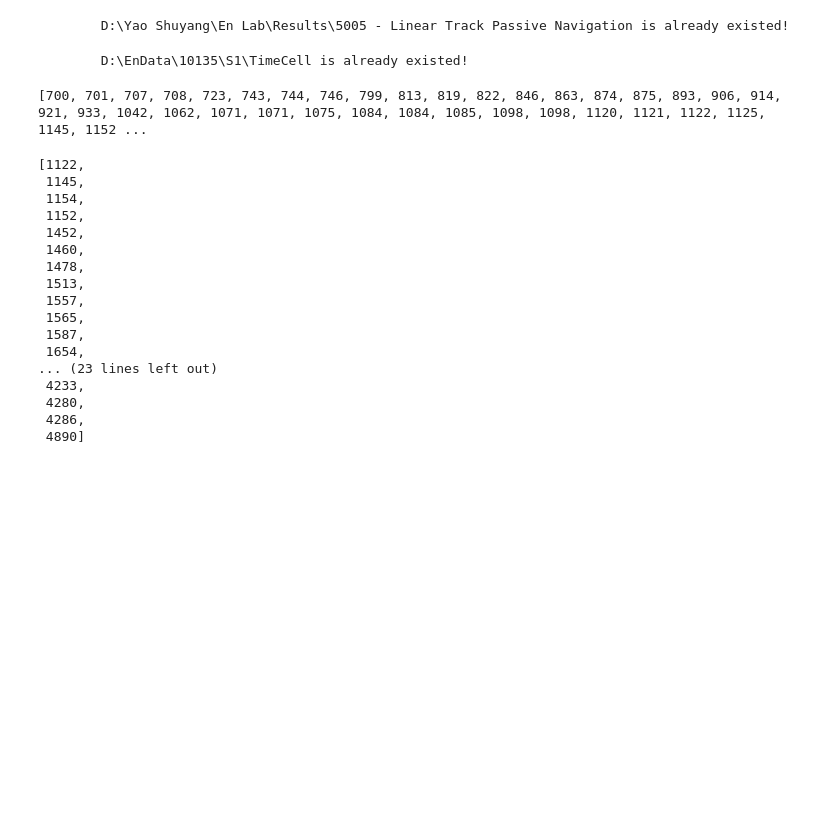
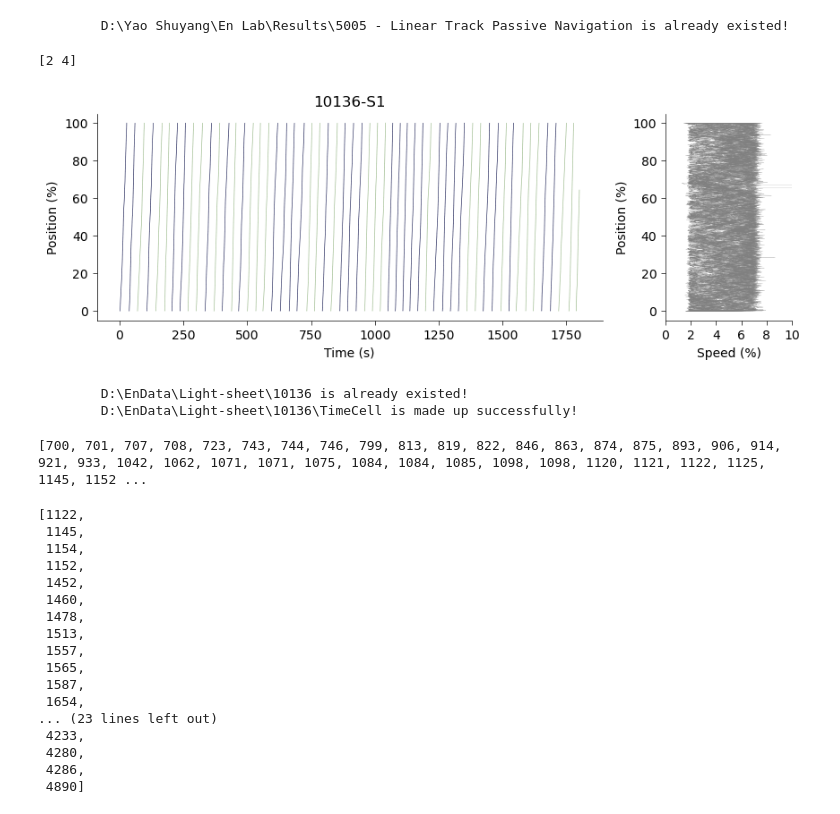
Before and after one commit to YAO-Shuyang/ZFishAnalysis, a Jupyter notebook: figure/Fig5005 - Linear Track Passive Navigation.ipynb, the cells around one changed output. Drawn from its saved outputs; the diff is of its cells as text; code cells hidden in the pictures; blank space fills up the shorter version.

```diff
--- a/figure/Fig5005 - Linear Track Passive Navigation.ipynb
+++ b/figure/Fig5005 - Linear Track Passive Navigation.ipynb
@@ -23,7 +23,7 @@ dirs = [
     #r"D:\EnData\Light-sheet\10131\S2\res.16chFlt",
     #r"D:\EnData\Light-sheet\10132\res.16chFlt",
     #r"D:\EnData\Light-sheet\10132\S2\res.16chFlt",
-    r"D:\EnData\10135\S1\res.16chFlt",
+    r"E:\10136\S1_20260223_222901\res.16chFlt",
 ]
 titles = [
     #"10128",
@@ -34,7 +34,7 @@ titles = [
     #"10131-S2",
     #"10132-S1",
     #"10132-S2",
-    "10135-S1"
+    "10136-S1"
 ]
 for dir, title, i in zip(dirs, titles, range(len(dirs))):
     if i <= -1:
@@ -77,41 +77,46 @@ for dir, title, i in zip(dirs, titles, range(len(dirs))):
         for k in res.keys():
             res[k] = np.delete(res[k], idxnan)
 
         idx = np.arange(len(res['behav_pos_y']))
         fig, axes = plt.subplots(ncols=2, nrows=1, figsize=(10, 3), gridspec_kw={'width_ratios': [4, 1]})
         ax = Clear_Axes(axes[0], close_spines=['top', 'right'], ifxticks=True, ifyticks=True)
         ax.set_xlabel("Time (s)")
         ax.set_ylabel("Position (%)")
         ax.set_title(title)
         ax1 = Clear_Axes(axes[1], close_spines=['top', 'right'], ifxticks=True, ifyticks=True)
         itip = np.where(np.diff(res["behav_pos_y"]) < -5)[0]
         beg = np.concatenate(([0], itip + 1))
         end = np.concatenate((itip+1, [len(res['behav_pos_y'])]))
         for j in range(len(beg)):
             segment_idx = np.where(res['behav_speed_y'][beg[j]:end[j]] > 0)[0]
             dt = np.diff(res['behav_time'][beg[j]:end[j]][segment_idx])
             dx = np.diff(res['behav_pos_y'][beg[j]:end[j]][segment_idx])
             filtered_idx = np.where((dx > 10) | (dx < 0))[0]
             v = np.convolve(dx, np.ones(600), mode='same') / np.convolve(dt, np.ones(600), mode='same')
             v[(dx > 10) | (dx < 0)] = np.nan
             colors = ['','#333766', '', '#A4C096']
             nmap = res['map'][beg[j]:end[j]][segment_idx[-10]]-1
             ax.plot(res['behav_time'][beg[j]:end[j]][segment_idx[:-1]], res['behav_pos_y'][beg[j]:end[j]][segment_idx[:-1]], color=colors[nmap], linewidth=0.5)
             ax1.plot(v, res['behav_pos_y'][beg[j]:end[j]][segment_idx[:-1]], color='gray', linewidth=0.12)
         ax1.set_xlabel("Speed (%)")
         ax1.set_ylabel("Position (%)")
         ax1.set_ylim(ax.get_ylim())
         ax1.set_xlim(0, 10)
         ax1.set_xticks(np.linspace(0, 10, 6))
         plt.show()
+# %% [output]
+[2 4]
+[figure, added]
 # %%
-with open(r"D:\EnData\10135\S1\trace.pkl", 'rb') as f:
+with open(r"D:\EnData\Light-sheet\10136\trace.pkl", 'rb') as f:
     trace = pickle.load(f)
 
+save_dirs = r"D:\EnData\Light-sheet\10136"
+mkdir(save_dirs)
 idx = np.where((trace['SI'][:, 0] >= 1)&(np.sum(trace['Spikes'], axis=1) > 10))[0]
 
 def rate_map(trace, cell_idx):
-    save_dir = join(trace['save_dir'], "RateMap")
+    save_dir = join(save_dirs, "RateMap")
     mkdir(save_dir)
     idx = np.where(trace['spike_nodes'] >= 0)[0]
 
@@ -143,7 +148,7 @@ def rate_map(trace, cell_idx):
     plt.close(fig)
 
 def time_coding_map(trace, cell_idx):
-    save_dir = join(trace['save_dir'], "TimeCell")
+    save_dir = join(save_dirs, "TimeCell")
     mkdir(save_dir)
 
     fig = plt.figure(figsize=(3, 2))
@@ -181,7 +186,7 @@ def LinearizedMap(
     cell_idx
 ):
 
-    save_dir = join(trace['save_dir'], "LinearizedMap")
+    save_dir = join(save_dirs, "LinearizedMap")
     mkdir(save_dir)
 
     fig = plt.figure(figsize=(8, 2))
@@ -239,7 +244,8 @@ def LinearizedMap(
 
 time_coding_map(trace,  np.arange(trace['n_neuron']))
 # %% [output]
-        D:\EnData\10135\S1\TimeCell is already existed!
+        D:\EnData\Light-sheet\10136 is already existed!
+        D:\EnData\Light-sheet\10136\TimeCell is made up successfully!
 # %%
 # Cells:
 a = [933, 921, 906, 874, 799, 813, 819, 863, 893, 914, 875, 846, 744, 746, 708, 701, 700, 707, 743, 723, 822, 1042, 1062, 1075, 1071, 1084, 1098, 1125, 1122,
```
Also changed, not shown: 1 other file.
